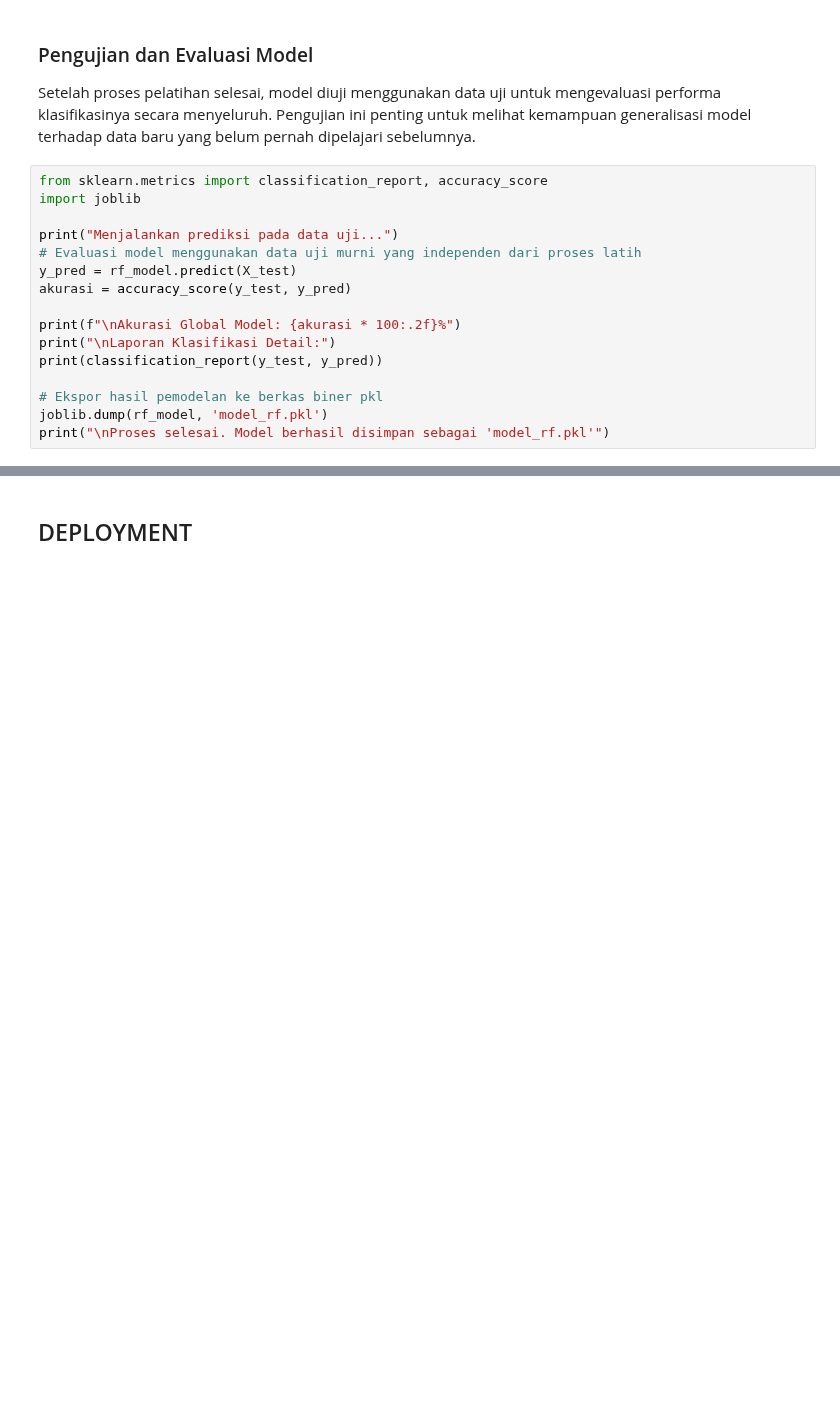
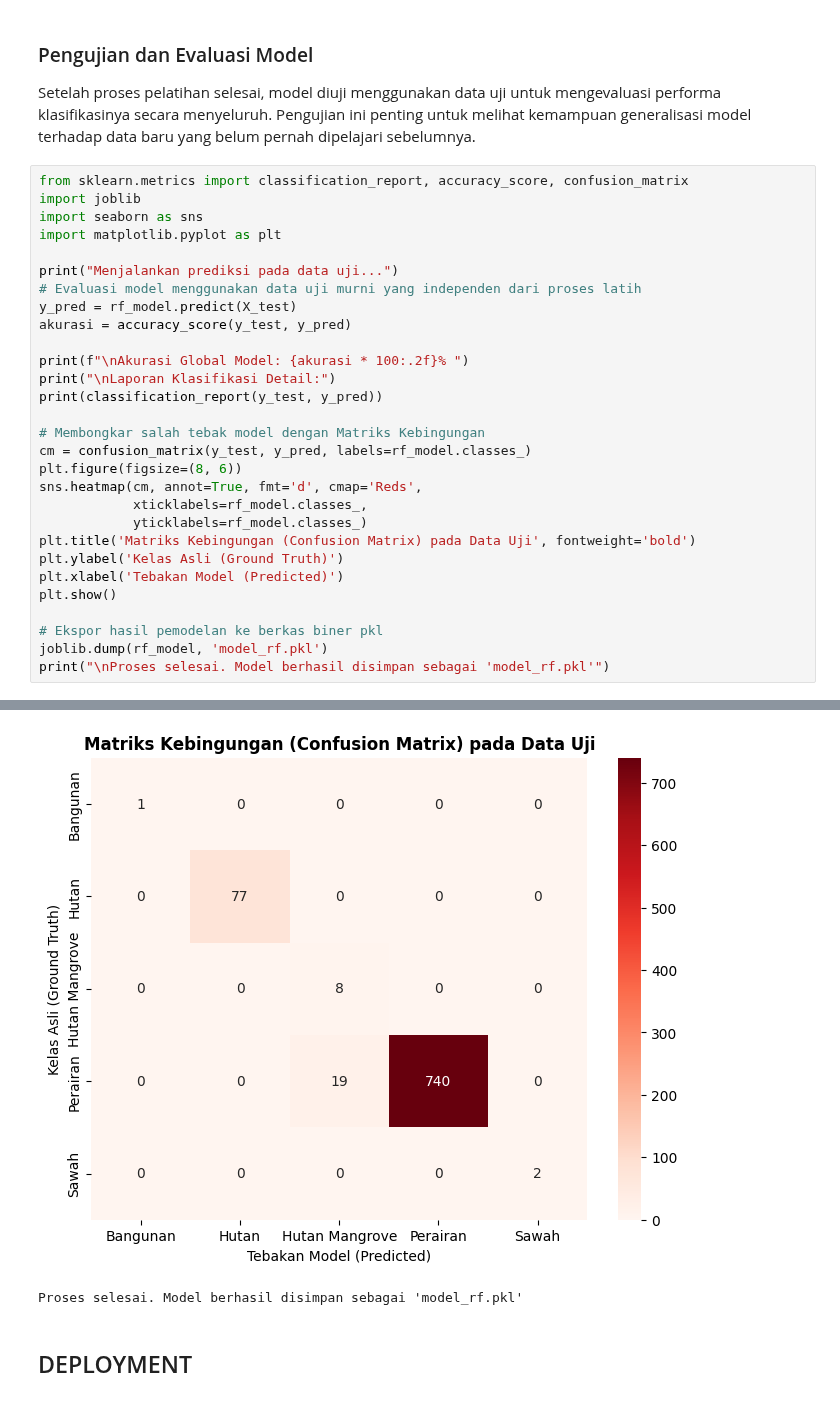
Before and after one commit to SUSUPAN223/catatan_kuliah, a Jupyter notebook: _sources/Proyek_Sains_Data/UTS_Klasifikasi.ipynb, the cells around one changed output, grey strips where cells are left out. Drawn from its saved outputs; the diff is of its cells as text; blank space fills up the shorter version.

```diff
--- a/_sources/Proyek_Sains_Data/UTS_Klasifikasi.ipynb
+++ b/_sources/Proyek_Sains_Data/UTS_Klasifikasi.ipynb
@@ -506,17 +500,30 @@ plt.show()
 
 Setelah proses pelatihan selesai, model diuji menggunakan data uji untuk mengevaluasi performa klasifikasinya secara menyeluruh. Pengujian ini penting untuk melihat kemampuan generalisasi model terhadap data baru yang belum pernah dipelajari sebelumnya.
 # %%
-from sklearn.metrics import classification_report, accuracy_score
+from sklearn.metrics import classification_report, accuracy_score, confusion_matrix
 import joblib
+import seaborn as sns
+import matplotlib.pyplot as plt
 
 print("Menjalankan prediksi pada data uji...")
 # Evaluasi model menggunakan data uji murni yang independen dari proses latih
 y_pred = rf_model.predict(X_test)
 akurasi = accuracy_score(y_test, y_pred)
 
-print(f"\nAkurasi Global Model: {akurasi * 100:.2f}%")
+print(f"\nAkurasi Global Model: {akurasi * 100:.2f}% ")
 print("\nLaporan Klasifikasi Detail:")
 print(classification_report(y_test, y_pred))
+
+# Membongkar salah tebak model dengan Matriks Kebingungan
+cm = confusion_matrix(y_test, y_pred, labels=rf_model.classes_)
+plt.figure(figsize=(8, 6))
+sns.heatmap(cm, annot=True, fmt='d', cmap='Reds',
+            xticklabels=rf_model.classes_,
+            yticklabels=rf_model.classes_)
+plt.title('Matriks Kebingungan (Confusion Matrix) pada Data Uji', fontweight='bold')
+plt.ylabel('Kelas Asli (Ground Truth)')
+plt.xlabel('Tebakan Model (Predicted)')
+plt.show()
 
 # Ekspor hasil pemodelan ke berkas biner pkl
 joblib.dump(rf_model, 'model_rf.pkl')
@@ -544,3 +548,5 @@ Proses selesai. Model berhasil disimpan sebagai 'model_rf.pkl'
+[figure, added]
+Proses selesai. Model berhasil disimpan sebagai 'model_rf.pkl'
 # %% [markdown]
 ## DEPLOYMENT
 # %%
```
Also changed, not shown: parts of 10 cells of this notebook, 6 other files.
